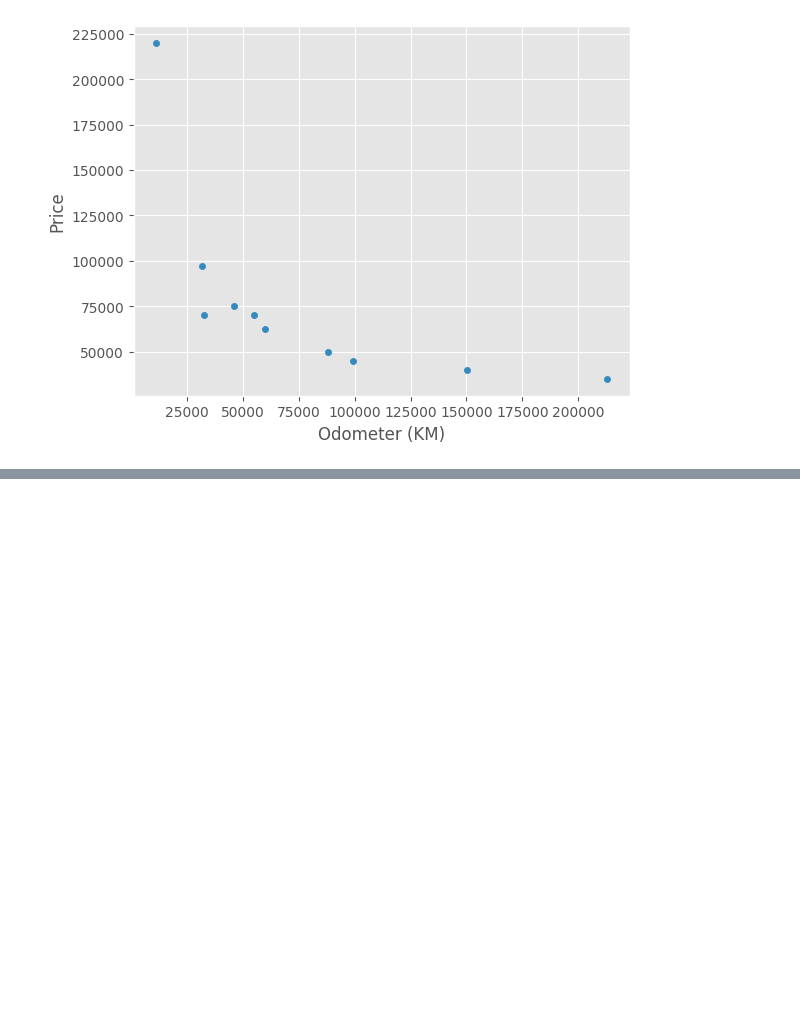
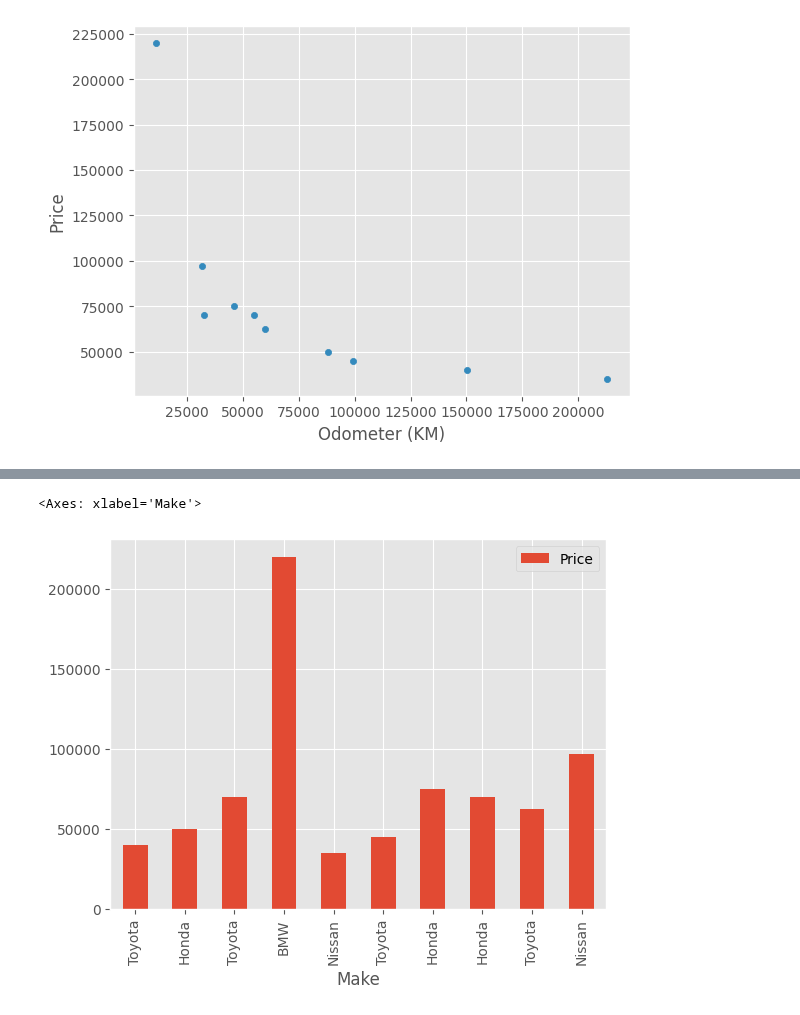
Before and after one commit to EslamKamel89/MLPlayground, a Jupyter notebook: SEC08_Matplotlib_Plotting_and_Data_Visualization.ipynb, the cells around one changed output, grey strips where cells are left out. Cells and saved outputs as stored; diff of their text form; code cells hidden in the pictures; blank space fills up the shorter version.

```diff
--- a/SEC08_Matplotlib_Plotting_and_Data_Visualization.ipynb
+++ b/SEC08_Matplotlib_Plotting_and_Data_Visualization.ipynb
@@ -298,0 +313,5 @@ sales.plot(x='Odometer (KM)' , y='Price' , kind='scatter')
+# %%
+sales.plot.bar(x = 'Make' , y='Price')
+# %% [output]
+<Axes: xlabel='Make'>
+[figure, added]
```
Also changed, not shown: parts of 4 cells of this notebook.
